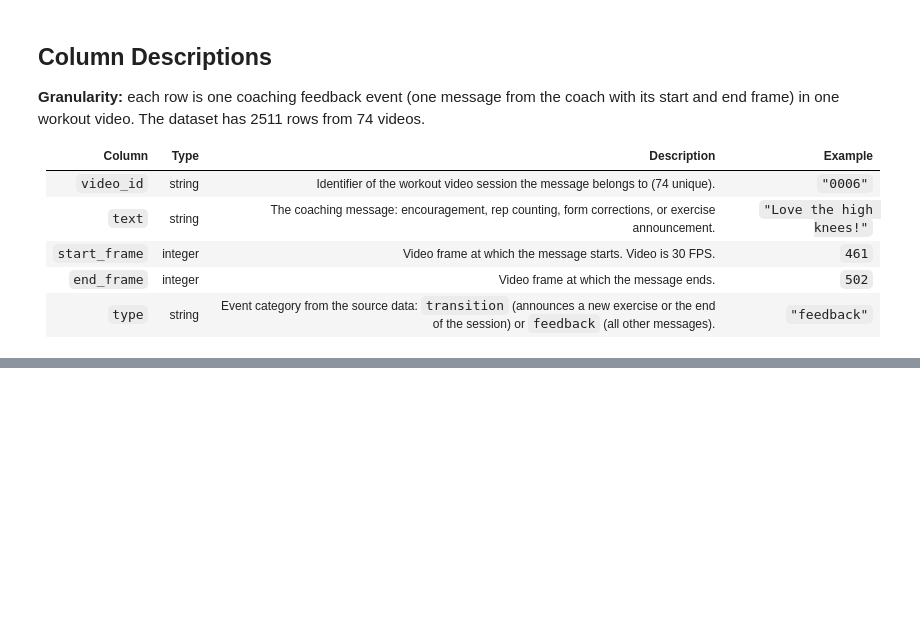
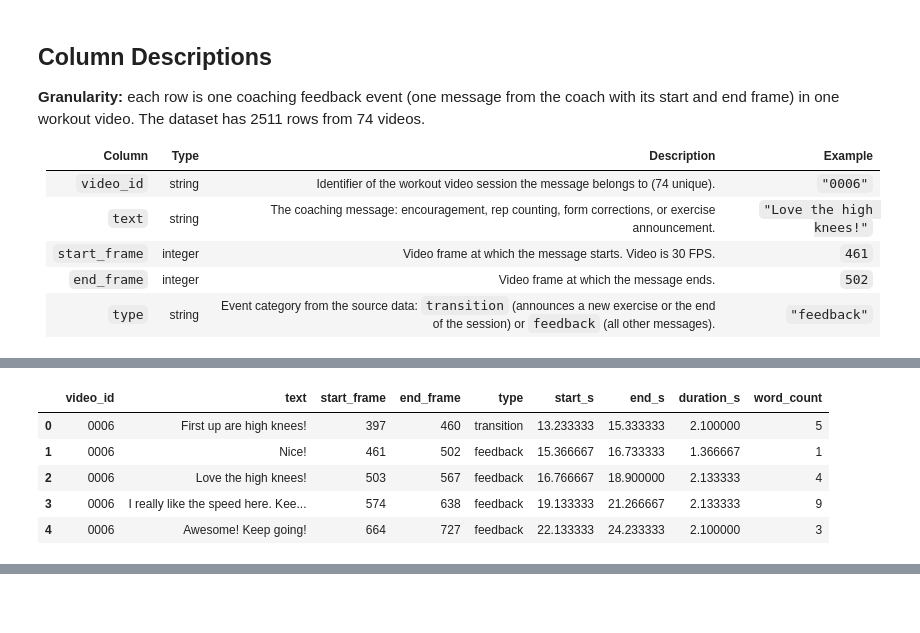
Before and after one commit to Ekimxii/fitness_pose_tracker, a Jupyter notebook: coach_feedback.ipynb, the cells around one changed output, grey strips where cells are left out. Saved outputs shown, nothing was run; the diff lists cells and outputs as text; code cells hidden in the pictures; blank space fills up the shorter version.

```diff
--- a/coach_feedback.ipynb
+++ b/coach_feedback.ipynb
@@ -61,0 +126,9 @@ INFO:fiftyone.migrations.runner:Migrating dataset 'Voxel51/qualcomm-exercise-vid
+# %%
+df.head() # preview the cleaned table
+# %% [output]
+|  | video_id | text | start_frame | end_frame | type | start_s | end_s | duration_s | word_count |
+| 0 | 0006 | First up are high knees! | 397 | 460 | transition | 13.233333 | 15.333333 | 2.100000 | 5 |
+| 1 | 0006 | Nice! | 461 | 502 | feedback | 15.366667 | 16.733333 | 1.366667 | 1 |
+| 2 | 0006 | Love the high knees! | 503 | 567 | feedback | 16.766667 | 18.900000 | 2.133333 | 4 |
+| 3 | 0006 | I really like the speed here. Kee... | 574 | 638 | feedback | 19.133333 | 21.266667 | 2.133333 | 9 |
+| 4 | 0006 | Awesome! Keep going! | 664 | 727 | feedback | 22.133333 | 24.233333 | 2.100000 | 3 |
```
Also changed, not shown: parts of 13 cells of this notebook.
